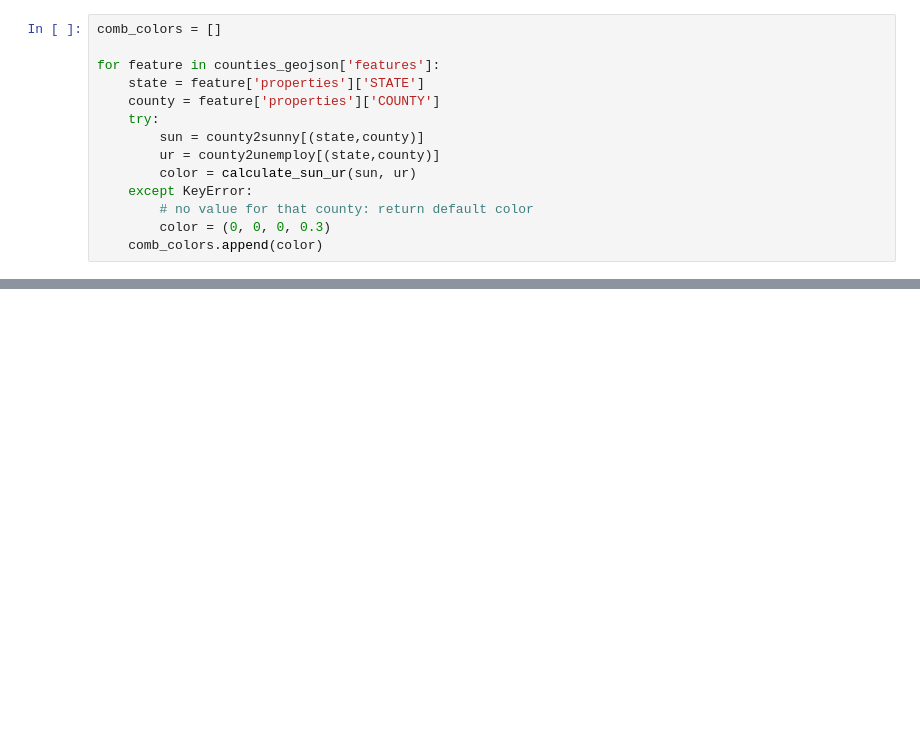
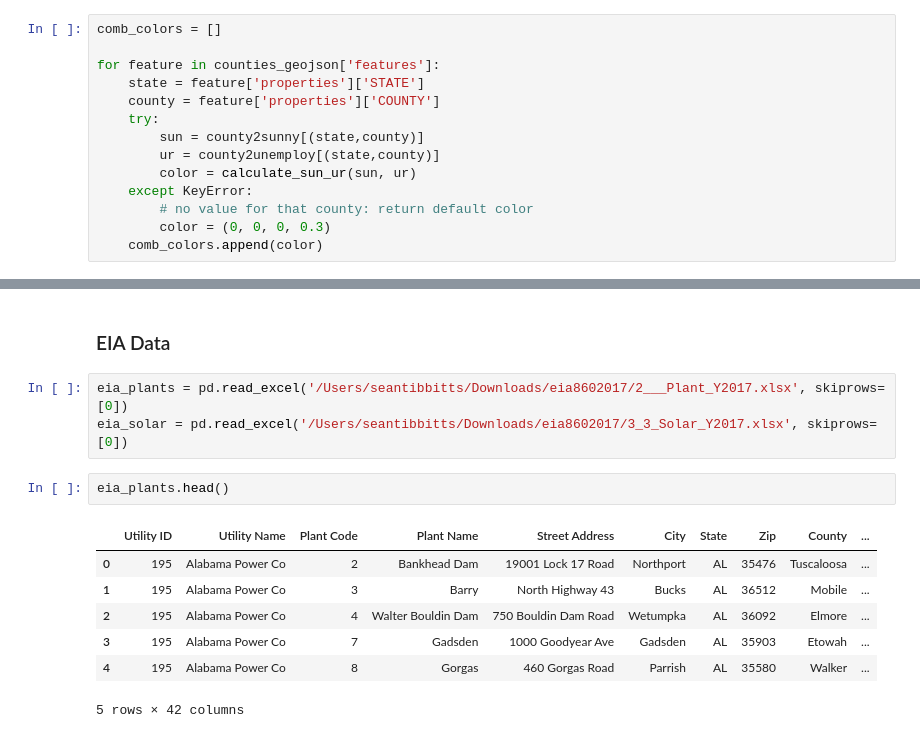
Before and after one commit to seantibbitts/project_1, a Jupyter notebook: Project 1 Draft.ipynb, the cells around one changed output, grey strips where cells are left out. Drawn from its saved outputs; the diff is of its cells as text; blank space fills up the shorter version.

Commit message:
Adding EIA Data

```diff
--- a/Project 1 Draft.ipynb
+++ b/Project 1 Draft.ipynb
@@ -605,3 +634,18 @@ fig.add_layer(gmaps.symbol_layer(install_locs, fill_opacity=.5, stroke_opacity =
 fig
 # %% [output]
 [interactive output not drawn]
+# %% [markdown]
+### EIA Data
+# %%
+eia_plants = pd.read_excel('/Users/seantibbitts/Downloads/eia8602017/2___Plant_Y2017.xlsx', skiprows=[0])
+eia_solar = pd.read_excel('/Users/seantibbitts/Downloads/eia8602017/3_3_Solar_Y2017.xlsx', skiprows=[0])
+# %%
+eia_plants.head()
+# %% [output]
+|  | Utility ID | Utility Name | Plant Code | Plant Name | Street Address | City | State | Zip | County | ... |
+| 0 | 195 | Alabama Power Co | 2 | Bankhead Dam | 19001 Lock 17 Road | Northport | AL | 35476 | Tuscaloosa | ... |
+| 1 | 195 | Alabama Power Co | 3 | Barry | North Highway 43 | Bucks | AL | 36512 | Mobile | ... |
+| 2 | 195 | Alabama Power Co | 4 | Walter Bouldin Dam | 750 Bouldin Dam Road | Wetumpka | AL | 36092 | Elmore | ... |
+| 3 | 195 | Alabama Power Co | 7 | Gadsden | 1000 Goodyear Ave | Gadsden | AL | 35903 | Etowah | ... |
+| 4 | 195 | Alabama Power Co | 8 | Gorgas | 460 Gorgas Road | Parrish | AL | 35580 | Walker | ... |
+5 rows × 42 columns
```
Also changed, not shown: parts of 28 cells of this notebook, 1 other file.
